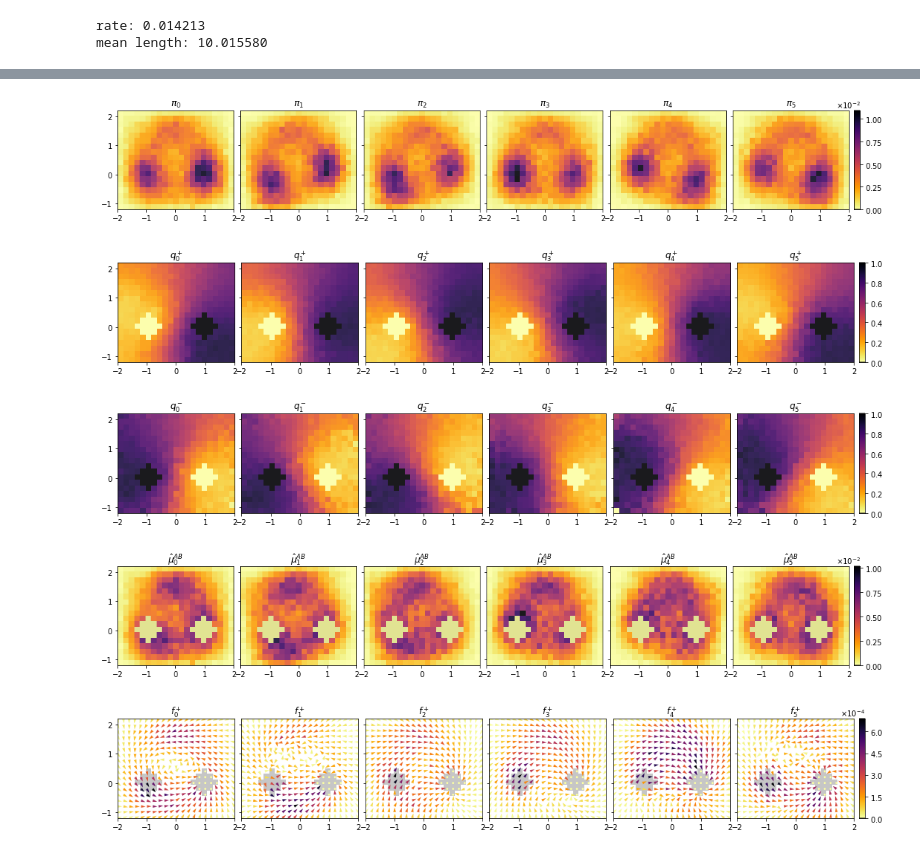
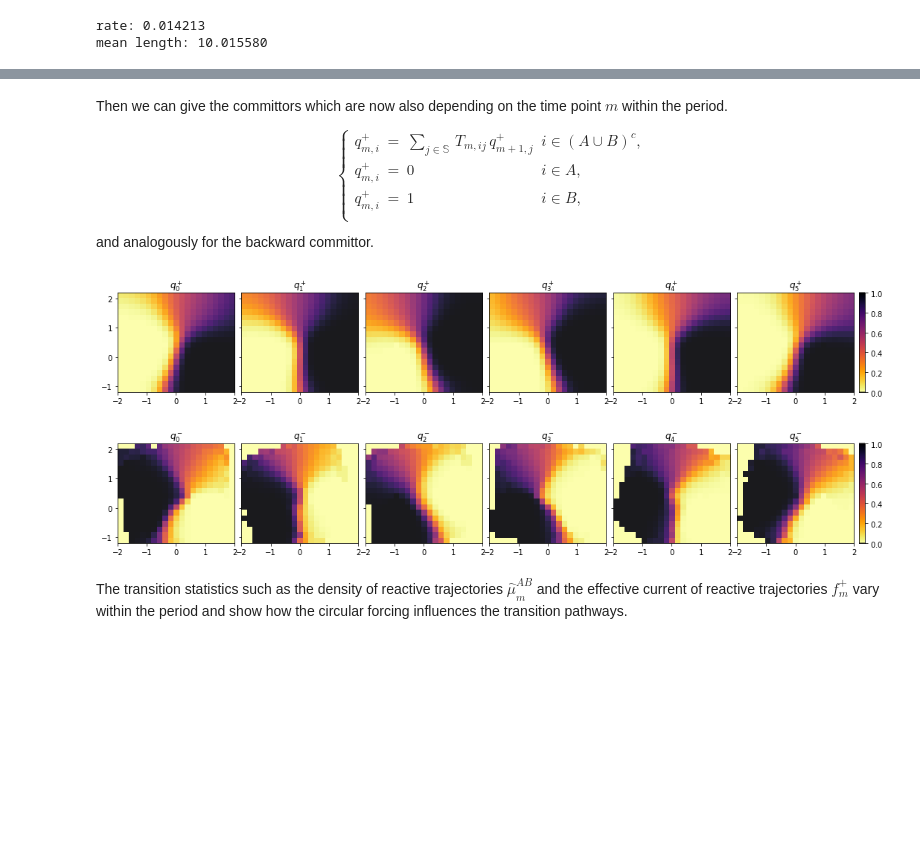
Before and after one commit to LuzieH/pytpt, a Jupyter notebook: examples/TPT_3well_notebook.ipynb, the cells around one changed output, grey strips where cells are left out. Cells and saved outputs as stored; diff of their text form; code cells hidden in the pictures; blank space fills up the shorter version.

```diff
--- a/examples/TPT_3well_notebook.ipynb
+++ b/examples/TPT_3well_notebook.ipynb
@@ -181,7 +189,5 @@ mean length: 10.015580
 # %%
-# TPT periodic
-
-M = 6 # length of period
+M = np.shape(T_m)[0] # length of period
 
 def Tm(m):
     return T_m[np.mod(m, M), :, :].squeeze()
@@ -190,15 +196,3 @@ def Tm(m):
 well3_periodic = periodic.tpt(Tm, M, ind_A, ind_B, ind_C)
 # compute statistics
 well3_periodic.compute_statistics()
-
-
-
-stat_dens_p = well3_periodic._stat_dens
-q_f_p = well3_periodic._q_f
-q_b_p = well3_periodic._q_b
-reac_norm_factor_p = well3_periodic._reac_norm_factor
-norm_reac_dens_p = well3_periodic._norm_reac_dens
-eff_current_p = well3_periodic._eff_current
-rate_p = well3_periodic._rate
-time_av_rate_p = well3_periodic._time_av_rate
-av_length_p = well3_periodic._av_length
@@ -205,52 +214,30 @@ av_length_p = well3_periodic._av_length
+# %% [markdown]
+Then we can give the committors which are now also depending on the time point $m$ within the period.
+
+\begin{equation}
+\left\{ \begin{array}{rcll}
+q_{m,i}^+ &=& \sum_{j\in \mathbb{S}} \, T_{m,ij} \, q_{m+1,j}^+ & i \in (A\cup B)^c, \\
+    q_{m,i}^+ &=& 0& i \in A,  \\
+    q_{m,i}^+ &=& 1& i \in B,  \\
+\end{array}\right.
+\end{equation}
+and analogously for the backward committor.
 # %%
+q_f_p = well3_periodic._q_f
+q_b_p = well3_periodic._q_b
 
-# plots periodic
-example_name = 'triplewell_periodic'
-M = np.shape(T_m)[0]
-
-def subtitles_m(quant,M):
-    return np.array([quant.format(str(i)) for i in np.arange(M)])
-
-data = stat_dens_p
-v_min = np.nanmin(data)
-v_max = np.nanmax(data)
-plot_3well(data, (xdim,ydim), (interval[0,0], interval[0,1], interval[1,0], interval[1,1]), M, (3*M,3), v_min, v_max, subtitles_m('$\pi_{}$', M),  file_path=file_path)
-
+# plotting
 data = q_f_p
 v_min = np.nanmin(data)
 v_max = np.nanmax(data)
 plot_3well(data, (xdim,ydim), (interval[0,0], interval[0,1], interval[1,0], interval[1,1]), M, (3*M,3), v_min, v_max, subtitles_m('$q^+_{}$', M), file_path=file_path)
 
 data = q_b_p
 v_min = np.nanmin(data)
 v_max = np.nanmax(data)
 plot_3well(data, (xdim,ydim), (interval[0,0], interval[0,1], interval[1,0], interval[1,1]), M, (3*M,3), v_min, v_max, subtitles_m('$q^-_{}$', M), file_path=file_path)
-
-data = norm_reac_dens_p
-v_min = np.nanmin(data)
-v_max = np.nanmax(data)
-plot_3well(data, (xdim,ydim), (interval[0,0], interval[0,1], interval[1,0], interval[1,1]), M, (3*M,3), v_min, v_max,np.array(['$\hat{\mu}^{AB}_0$','$\hat{\mu}^{AB}_1$','$\hat{\mu}^{AB}_2$','$\hat{\mu}^{AB}_3$','$\hat{\mu}^{AB}_4$','$\hat{\mu}^{AB}_5$']), file_path=file_path, background=densAB)
-
-
-# calculation the effective vector for each state
-eff_vectors_p = np.zeros((M, dim_st, 2))
-eff_vectors_unit_p = np.zeros((M, dim_st, 2))
-colors_p = np.zeros((M, dim_st))
-for m in np.arange(M):
-    for i in np.arange(dim_st):
-        for j in np.arange(dim_st):
-            if np.linalg.norm(np.array([xn[j] - xn[i], yn[j] - yn[i]])) > 0:
-                eff_vectors_p[m,i,0] += eff_current_p[m,i,j] *  (xn[j] - xn[i])  *(1/np.linalg.norm(np.array([xn[j] - xn[i],yn[j] - yn[i]])))
-                eff_vectors_p[m,i,1] += eff_current_p[m,i,j] *  (yn[j] - yn[i])  *(1/np.linalg.norm(np.array([xn[j] - xn[i],yn[j] - yn[i]])))
-        colors_p[m,i] = np.linalg.norm(eff_vectors_p[m,i,:])
-        if colors_p[m,i]>0:
-            eff_vectors_unit_p[m,i,:] = eff_vectors_p[m,i,:]/colors_p[m,i]
-
-
-plot_3well_effcurrent(eff_vectors_unit_p, colors_p, xn, yn, densAB, (xdim,ydim), (interval[0,0], interval[0,1], interval[1,0], interval[1,1]), M, (3*M,3), subtitles_m('$f^+_{}$', M), file_path=file_path)
 # %% [output]
-[figure, old version]
+[figure, new version]
-[figure, old version]
+[figure, new version]
-[figure, removed]
-[figure, removed]
-[figure, removed]
+# %% [markdown]
+The transition statistics such as the density of reactive trajectories $\hat{\mu}_m^{AB}$ and the effective current of reactive trajectories $f^+_m$ vary within the period and show how the circular forcing influences the transition pathways.
```
Also changed, not shown: parts of 19 cells of this notebook, 1 other file.
